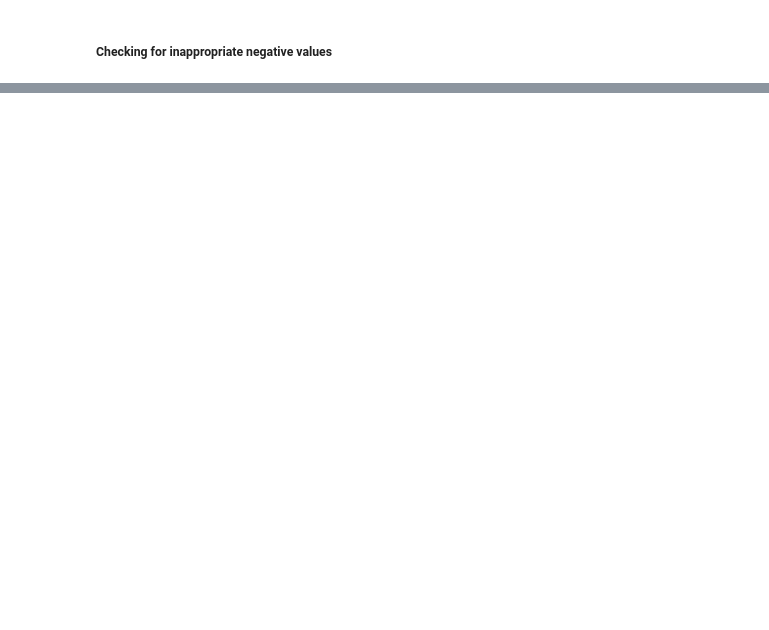
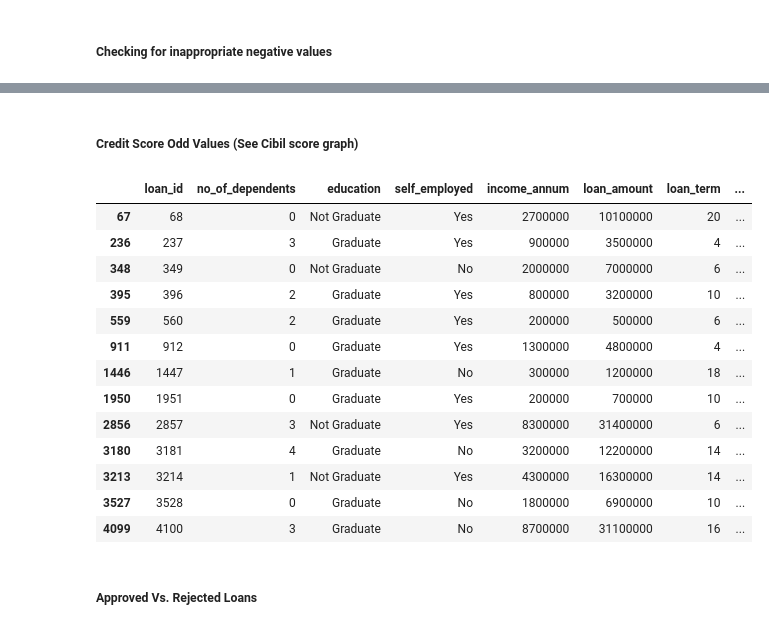
Before and after one commit to blakedennett/LoanApprovalProject, a Jupyter notebook: analysis.ipynb, the cells around one changed output, grey strips where cells are left out. Saved outputs shown, nothing was run; the diff lists cells and outputs as text; code cells hidden in the pictures; blank space fills up the shorter version.

```diff
--- a/analysis.ipynb
+++ b/analysis.ipynb
@@ -145,0 +111,16 @@ print(count)
+# %%
+numerical_df = df.drop(columns=[' loan_status', ' education', ' self_employed'])
+numerical_cols = numerical_df.columns
+
+count = 0
+for col in numerical_df.columns:
+    for row in numerical_df.iterrows():
+        if row[1][col] < 0:
+            print(row)
+            count += 1
+print(count)
+
+df[numerical_cols] = df[numerical_cols].applymap(lambda x: x if x >= 0 else 0)
+
+# there were 28 instances of a negative value and all were in the residential asset column, and they were all the exact same value
+# so I am just going to change them all to 0
@@ -145,0 +133,3 @@ print(count)
+# %%
+collateral_df = df[[' residential_assets_value',  ' commercial_assets_value', ' bank_asset_value', ' luxury_assets_value']]
+df[' total_collateral'] = collateral_df.apply(lambda x: x.sum(), axis=1)
@@ -145,0 +138,3 @@ print(count)
+# %%
+df[' loan_coll_ratio'] = df[' loan_amount'] / df[' total_collateral']
+df[' loan_coll_ratio'].describe()
@@ -145,0 +153,3 @@ print(count)
+# %%
+df[' loan_income_ratio'] = df[' loan_amount'] / df[' income_annum']
+df[' loan_income_ratio'].describe()
@@ -145,0 +166,27 @@ print(count)
+# %% [markdown]
+##### Credit Score Odd Values (See Cibil score graph)
+# %%
+rejected_df = df[df[' loan_status'] == ' Rejected']
+
+rejec_cibil_above_550 = rejected_df[rejected_df[' cibil_score'] >= 550]
+
+rejec_cibil_above_550
+
+# there are 13 values where the credit score is above 550 and was still rejected
+# %% [output]
+|  | loan_id | no_of_dependents | education | self_employed | income_annum | loan_amount | loan_term | ... |
+| 67 | 68 | 0 | Not Graduate | Yes | 2700000 | 10100000 | 20 | ... |
+| 236 | 237 | 3 | Graduate | Yes | 900000 | 3500000 | 4 | ... |
+| 348 | 349 | 0 | Not Graduate | No | 2000000 | 7000000 | 6 | ... |
+| 395 | 396 | 2 | Graduate | Yes | 800000 | 3200000 | 10 | ... |
+| 559 | 560 | 2 | Graduate | Yes | 200000 | 500000 | 6 | ... |
+| 911 | 912 | 0 | Graduate | Yes | 1300000 | 4800000 | 4 | ... |
+| 1446 | 1447 | 1 | Graduate | No | 300000 | 1200000 | 18 | ... |
+| 1950 | 1951 | 0 | Graduate | Yes | 200000 | 700000 | 10 | ... |
+| 2856 | 2857 | 3 | Not Graduate | Yes | 8300000 | 31400000 | 6 | ... |
+| 3180 | 3181 | 4 | Graduate | No | 3200000 | 12200000 | 14 | ... |
+| 3213 | 3214 | 1 | Not Graduate | Yes | 4300000 | 16300000 | 14 | ... |
+| 3527 | 3528 | 0 | Graduate | No | 1800000 | 6900000 | 10 | ... |
+| 4099 | 4100 | 3 | Graduate | No | 8700000 | 31100000 | 16 | ... |
+# %% [markdown]
+##### Approved Vs. Rejected Loans
```
Also changed, not shown: parts of 12 cells of this notebook, 2 other files.
